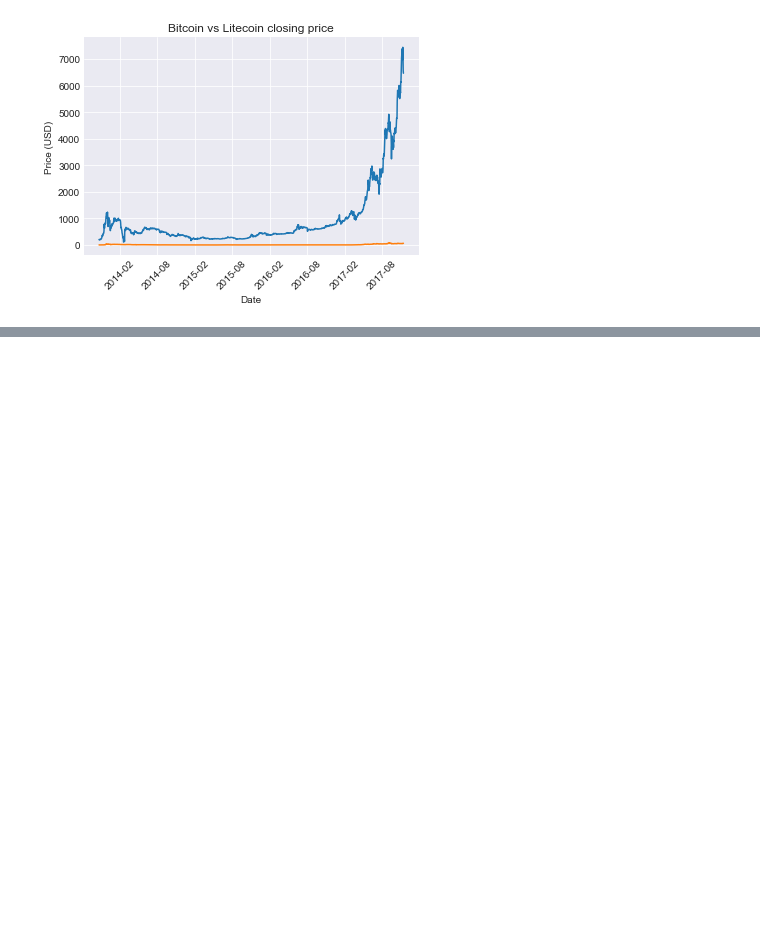
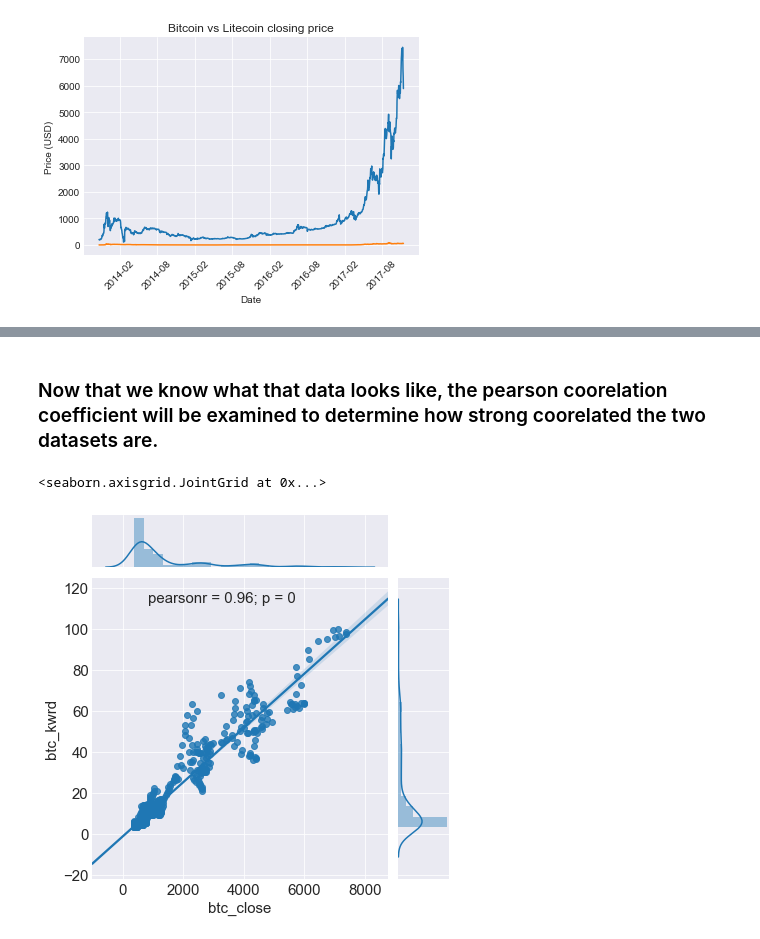
Before and after one commit to racineda/data-science-career-track, a Jupyter notebook: capstone-1-project/racine-david-capstone1.ipynb, the cells around one changed output, grey strips where cells are left out. Cells and saved outputs as stored; diff of their text form; code cells hidden in the pictures; blank space fills up the shorter version.

```diff
--- a/capstone-1-project/racine-david-capstone1.ipynb
+++ b/capstone-1-project/racine-david-capstone1.ipynb
@@ -288,0 +336,10 @@ plt.show()
+# %% [markdown]
+### Now that we know what that data looks like, the pearson coorelation coefficient will be examined to determine how strong coorelated the two datasets are.
+# %%
+#
+# How coorelated are the search term frequency with the closing price for bitcoin?
+#
+sns.jointplot(x="btc_close", y="btc_kwrd", data=df_coins[year:], kind="reg")
+# %% [output]
+<seaborn.axisgrid.JointGrid at 0x...>
+[figure, added]
```
Also changed, not shown: parts of 29 cells of this notebook, 2 other files.
